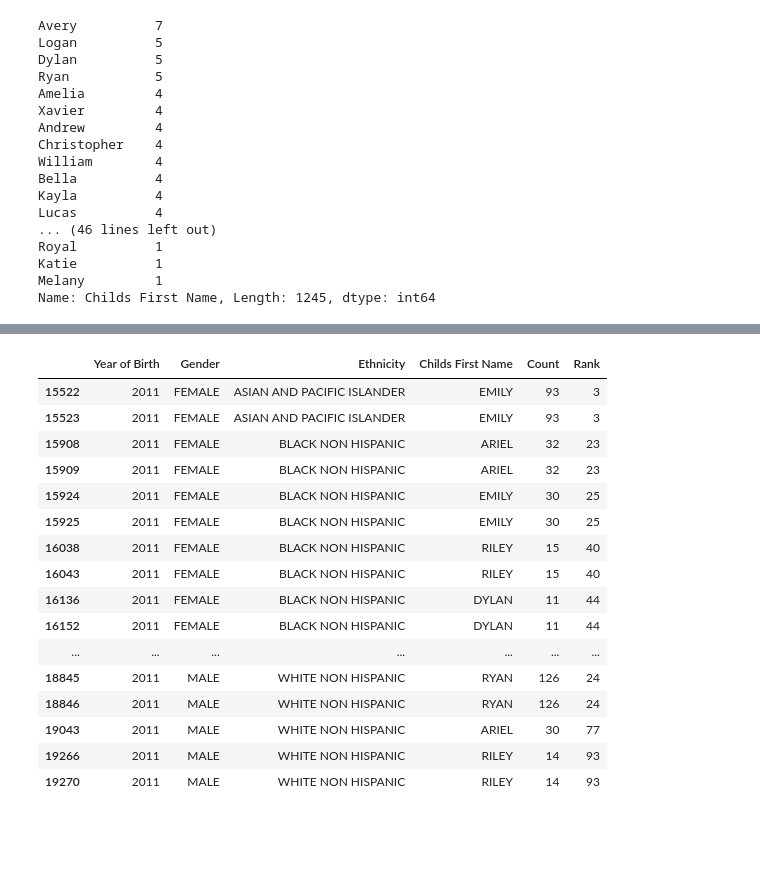
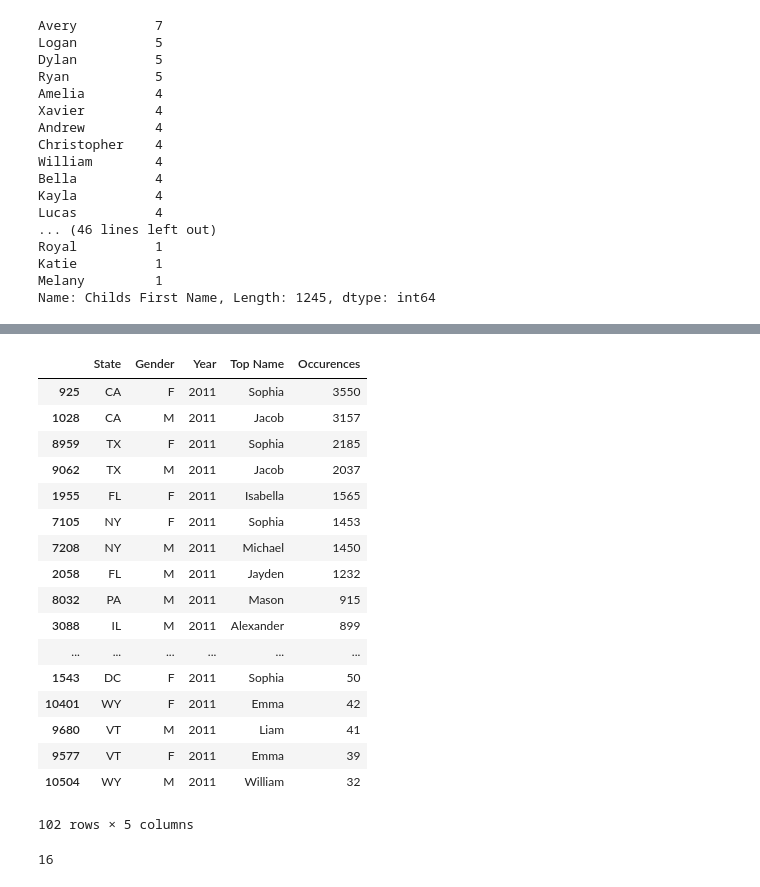
Before and after one commit to nstaudac/Unit_1_Project, a Jupyter notebook: Unit_1_Project_Data_Baby_Names.ipynb, the cells around one changed output, grey strips where cells are left out. Cells and saved outputs as stored; diff of their text form; code cells hidden in the pictures; blank space fills up the shorter version.

```diff
--- a/Unit_1_Project_Data_Baby_Names.ipynb
+++ b/Unit_1_Project_Data_Baby_Names.ipynb
@@ -222,26 +193,26 @@ Top_names_data
-# %%
-Top_childs_first_names = ['DYLAN', 'RYAN', 'RILEY', 'ARIEL', 'EMILY']
-
-condition = baby_names_data_2011['Childs First Name'].isin(Top_childs_first_names)
-
-Top_childs_first_names = baby_names_data_2011[condition]
-
-Top_childs_first_names
-# %% [output]
-|  | Year of Birth | Gender | Ethnicity | Childs First Name | Count | Rank |
-| 15522 | 2011 | FEMALE | ASIAN AND PACIFIC ISLANDER | EMILY | 93 | 3 |
-| 15523 | 2011 | FEMALE | ASIAN AND PACIFIC ISLANDER | EMILY | 93 | 3 |
-| 15908 | 2011 | FEMALE | BLACK NON HISPANIC | ARIEL | 32 | 23 |
-| 15909 | 2011 | FEMALE | BLACK NON HISPANIC | ARIEL | 32 | 23 |
-| 15924 | 2011 | FEMALE | BLACK NON HISPANIC | EMILY | 30 | 25 |
-| 15925 | 2011 | FEMALE | BLACK NON HISPANIC | EMILY | 30 | 25 |
-| 16038 | 2011 | FEMALE | BLACK NON HISPANIC | RILEY | 15 | 40 |
-| 16043 | 2011 | FEMALE | BLACK NON HISPANIC | RILEY | 15 | 40 |
-| 16136 | 2011 | FEMALE | BLACK NON HISPANIC | DYLAN | 11 | 44 |
-| 16152 | 2011 | FEMALE | BLACK NON HISPANIC | DYLAN | 11 | 44 |
-| ... | ... | ... | ... | ... | ... | ... |
-| 18845 | 2011 | MALE | WHITE NON HISPANIC | RYAN | 126 | 24 |
-| 18846 | 2011 | MALE | WHITE NON HISPANIC | RYAN | 126 | 24 |
-| 19043 | 2011 | MALE | WHITE NON HISPANIC | ARIEL | 30 | 77 |
-| 19266 | 2011 | MALE | WHITE NON HISPANIC | RILEY | 14 | 93 |
-| 19270 | 2011 | MALE | WHITE NON HISPANIC | RILEY | 14 | 93 |
+# %%
+final_baby_names_2_data_2011 = baby_names_2_data_2011.sort_values(by=['Occurences', 'Top Name'], ascending=False)
+final_baby_names_2_data_2011
+# %% [output]
+|  | State | Gender | Year | Top Name | Occurences |
+| 925 | CA | F | 2011 | Sophia | 3550 |
+| 1028 | CA | M | 2011 | Jacob | 3157 |
+| 8959 | TX | F | 2011 | Sophia | 2185 |
+| 9062 | TX | M | 2011 | Jacob | 2037 |
+| 1955 | FL | F | 2011 | Isabella | 1565 |
+| 7105 | NY | F | 2011 | Sophia | 1453 |
+| 7208 | NY | M | 2011 | Michael | 1450 |
+| 2058 | FL | M | 2011 | Jayden | 1232 |
+| 8032 | PA | M | 2011 | Mason | 915 |
+| 3088 | IL | M | 2011 | Alexander | 899 |
+| ... | ... | ... | ... | ... | ... |
+| 1543 | DC | F | 2011 | Sophia | 50 |
+| 10401 | WY | F | 2011 | Emma | 42 |
+| 9680 | VT | M | 2011 | Liam | 41 |
+| 9577 | VT | F | 2011 | Emma | 39 |
+| 10504 | WY | M | 2011 | William | 32 |
+102 rows × 5 columns
+# %%
+baby_names_2_data_2011['Top Name'].nunique()
+# %% [output]
+16
```
Also changed, not shown: parts of 10 cells of this notebook.
